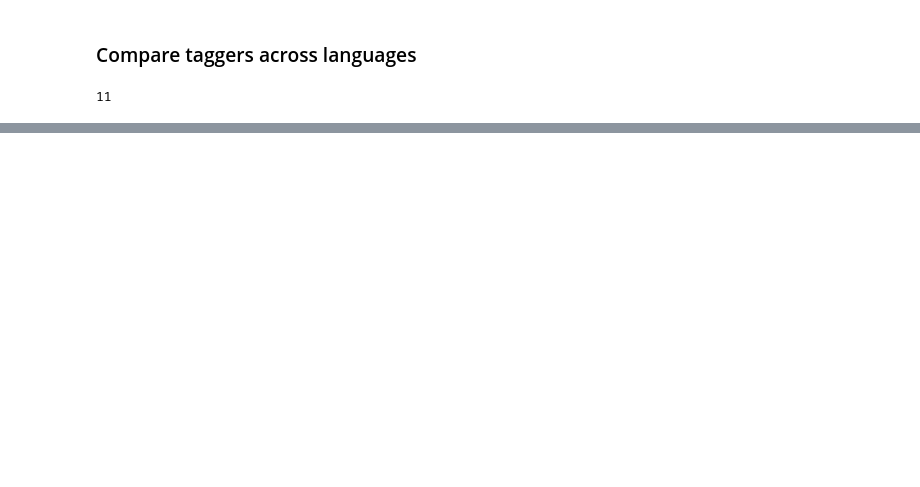
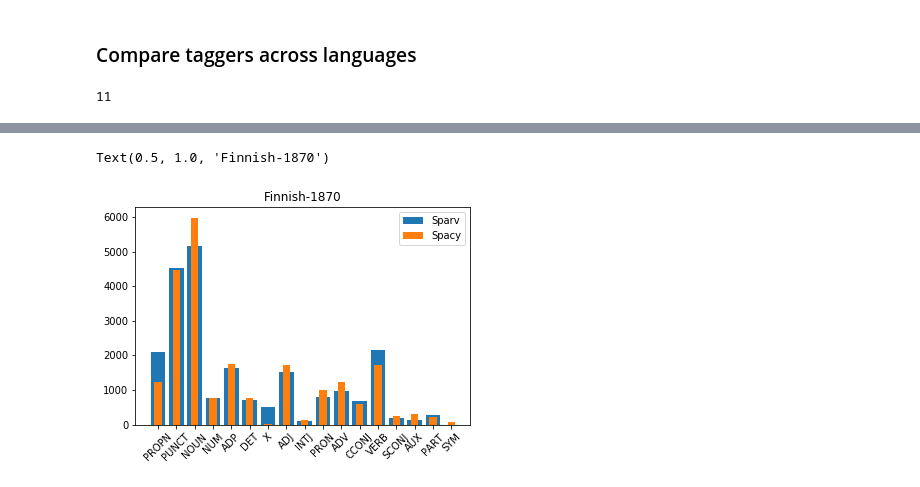
Before and after one commit to linnealovespie/scandinavian-languages, a Jupyter notebook: TaggerTest.ipynb, the cells around one changed output, grey strips where cells are left out. Cells and saved outputs as stored; diff of their text form; code cells hidden in the pictures; blank space fills up the shorter version.

```diff
--- a/TaggerTest.ipynb
+++ b/TaggerTest.ipynb
@@ -236,0 +317,11 @@ Finnish, 1771:   0.6685390123764982
+# %%
+file_path = os.path.join("/share/magpie/datasets/Swedish", "klk-sv-1771-1879-vrt", "klk-sv-1870.vrt")
+counterSparv, counterSpacy = getPosDistrFin(file_path)
+plt.bar(counterSparv.keys(), counterSparv.values(), label="Sparv")
+plt.bar(counterSpacy.keys(), counterSpacy.values(), width=0.4, label="Spacy")
+plt.xticks(rotation=45)
+plt.legend()
+plt.title("Finnish-1870")
+# %% [output]
+Text(0.5, 1.0, 'Finnish-1870')
+[figure, added]
```
Also changed, not shown: parts of 17 cells of this notebook, 1 other file.
